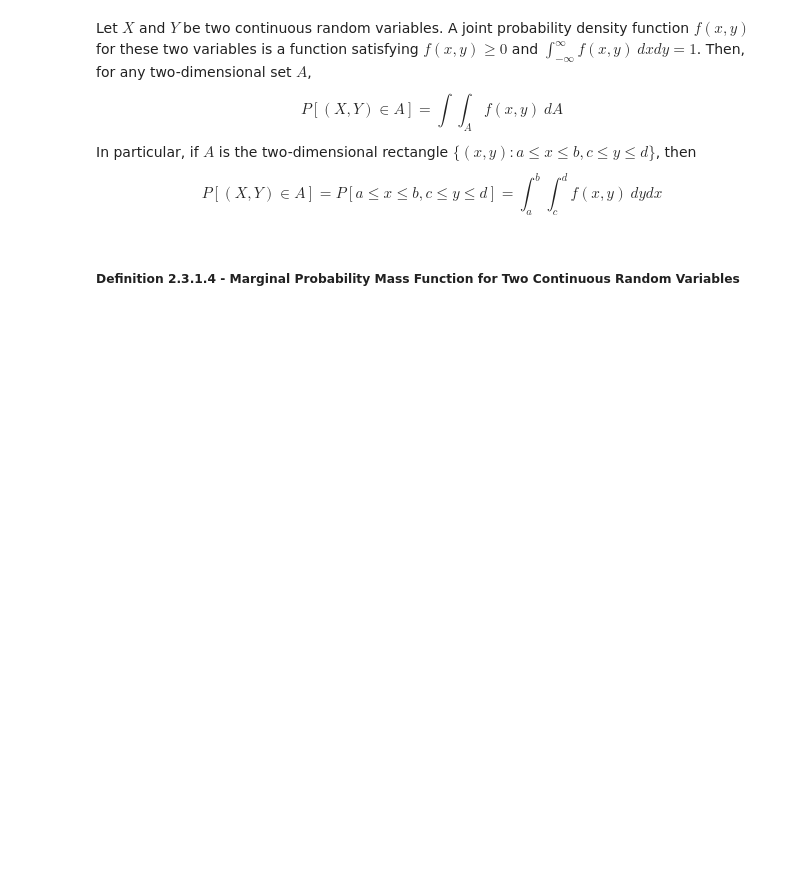
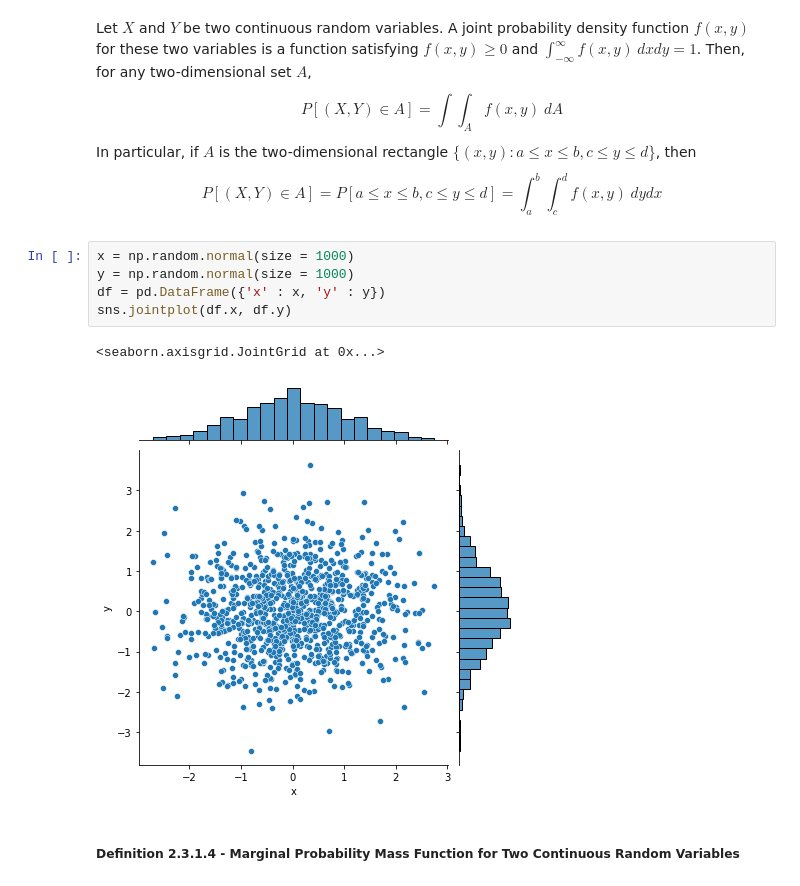
Before and after one commit to ttruong1000/MAT-494-Mathematical-Methods-for-Data-Science, a Jupyter notebook: 2_3_Independent_Variables_and_Random_Samples.ipynb, the cells around one changed output. Drawn from its saved outputs; the diff is of its cells as text; blank space fills up the shorter version.

```diff
--- a/2_3_Independent_Variables_and_Random_Samples.ipynb
+++ b/2_3_Independent_Variables_and_Random_Samples.ipynb
@@ -36,6 +41,14 @@ In particular, if $A$ is the two-dimensional rectangle $\{(x, y) : a \leq x \leq
 \begin{equation*}
   P[(X, Y) \in A] = P[a \leq x \leq b, c \leq y \leq d] = \int_a^b\int_c^d f(x, y) \ dydx
 \end{equation*}
+# %%
+x = np.random.normal(size = 1000)
+y = np.random.normal(size = 1000)
+df = pd.DataFrame({'x' : x, 'y' : y})
+sns.jointplot(df.x, df.y)
+# %% [output]
+<seaborn.axisgrid.JointGrid at 0x...>
+[figure, added]
 # %% [markdown]
 ##### Definition 2.3.1.4 - Marginal Probability Mass Function for Two Continuous Random Variables
 # %% [markdown]
```
Also changed, not shown: parts of 7 cells of this notebook.
